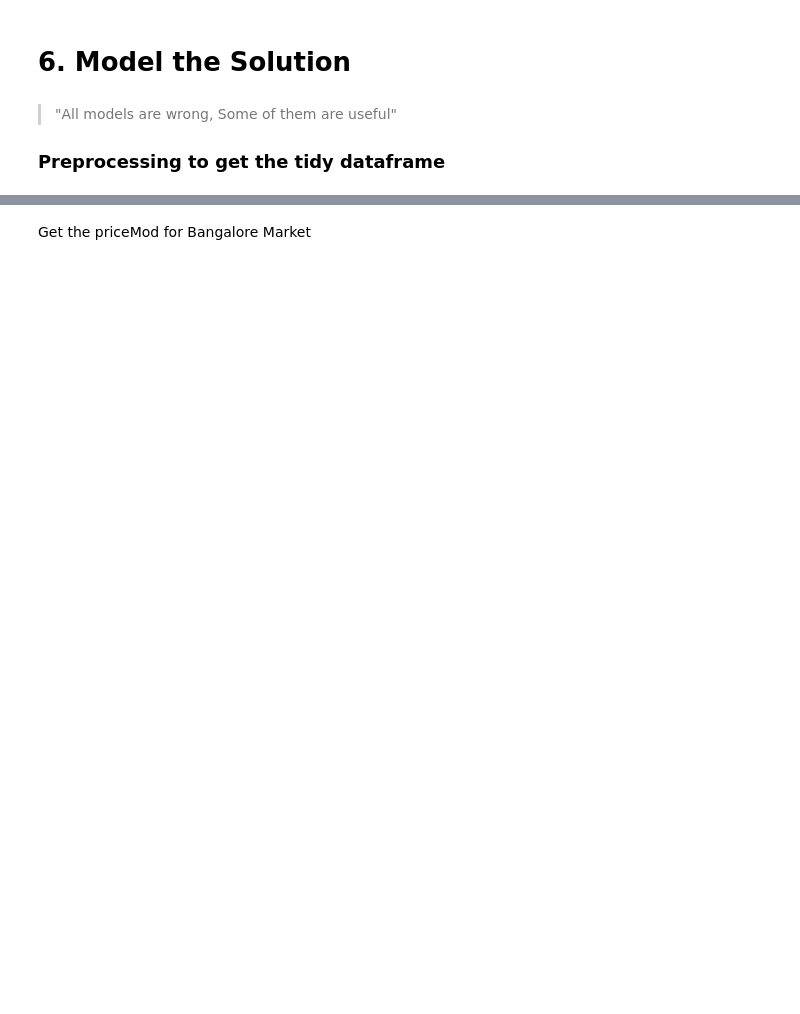
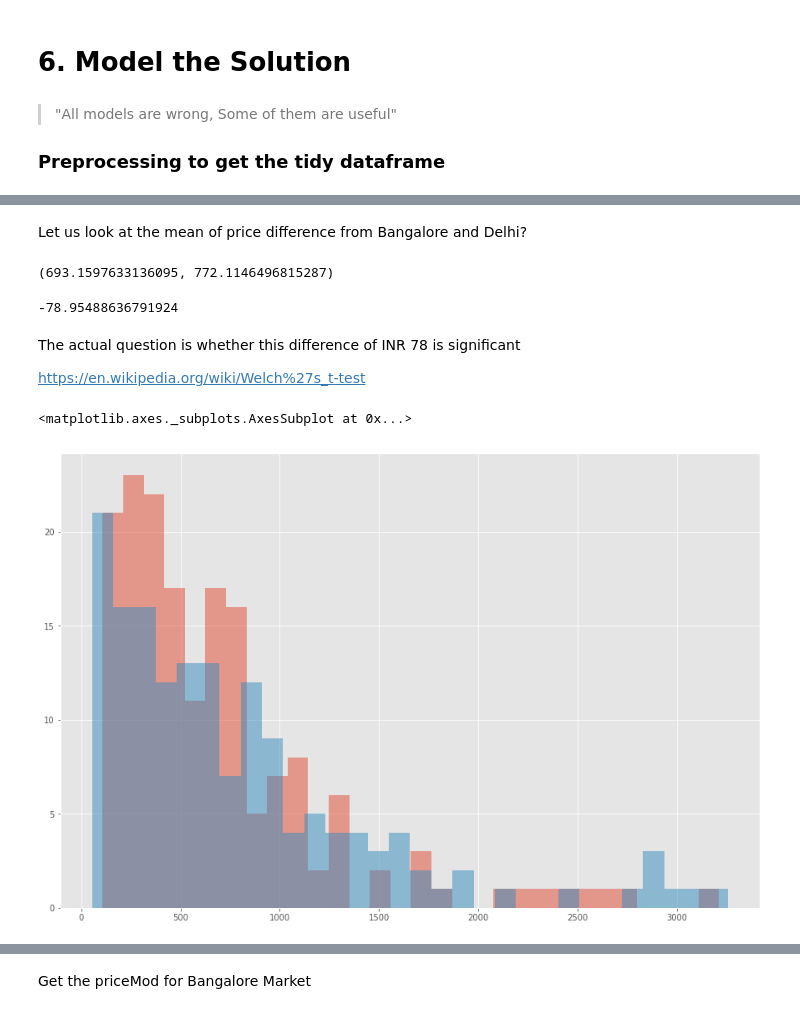
Before and after one commit to amitkaps/art-data-science, a Jupyter notebook: notebook/onion/6-Model.ipynb, the cells around one changed output, grey strips where cells are left out. Cells and saved outputs as stored; diff of their text form; code cells hidden in the pictures; blank space fills up the shorter version.

```diff
--- a/notebook/onion/6-Model.ipynb
+++ b/notebook/onion/6-Model.ipynb
@@ -43,0 +51,28 @@ df.head()
+# %%
+df['priceDiff'] = df['priceMax'] - df['priceMin']
+# %%
+dfBng = df.loc[df.city == "BANGALORE"]
+dfBngDiff = dfBng.priceDiff
+# %%
+dfDel = df.loc[df.city == "DELHI"]
+dfDelDiff = dfDel.priceDiff
+# %% [markdown]
+Let us look at the mean of price difference from Bangalore and Delhi?
+# %%
+dfDelDiff.mean(), dfBngDiff.mean()
+# %% [output]
+(693.1597633136095, 772.1146496815287)
+# %%
+dfDelDiff.mean()- dfBngDiff.mean()
+# %% [output]
+-78.95488636791924
+# %% [markdown]
+The actual question is whether this difference of INR 78 is significant
+
+https://en.wikipedia.org/wiki/Welch%27s_t-test
+# %%
+dfDelDiff.hist(alpha = 0.5, bins=30)
+dfBngDiff.hist(alpha = 0.5, bins=30)
+# %% [output]
+<matplotlib.axes._subplots.AxesSubplot at 0x...>
+[figure, added]
```
Also changed, not shown: parts of 23 cells of this notebook, 5 other files.
